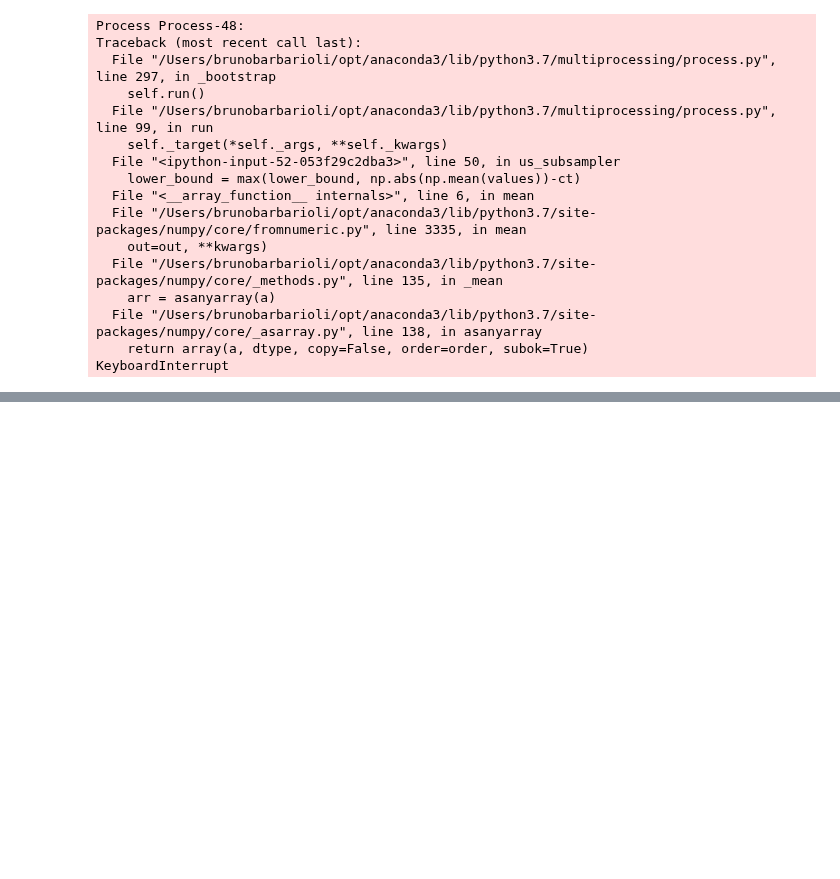
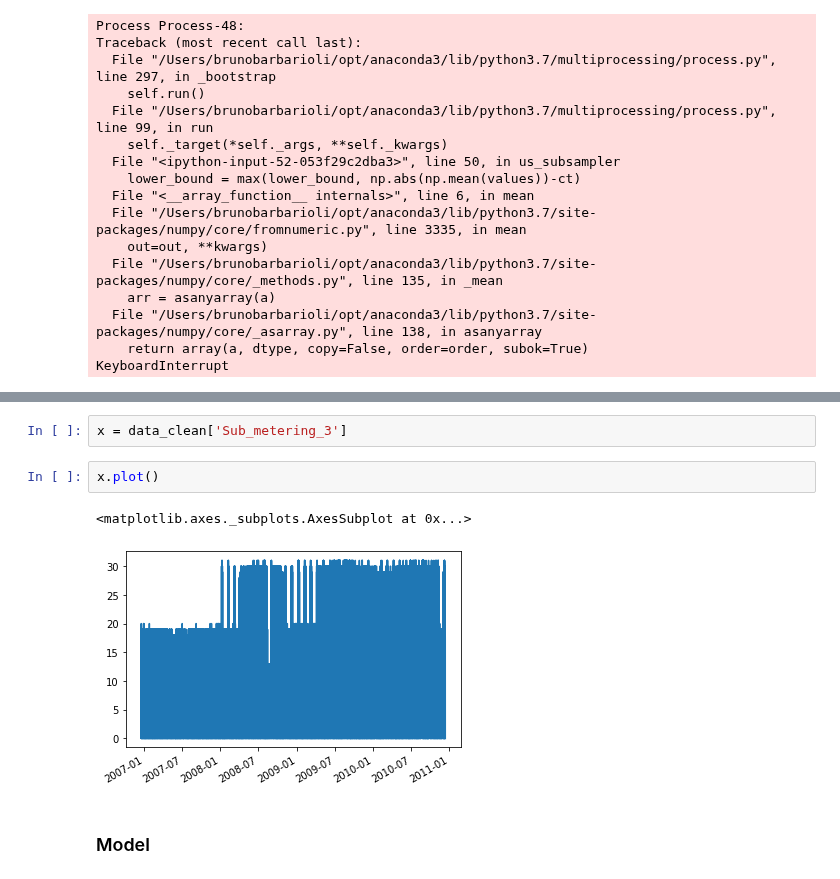
Before and after one commit to Barbarioli/OTSS, a Jupyter notebook: test.ipynb, the cells around one changed output, grey strips where cells are left out. Cells and saved outputs as stored; diff of their text form; blank space fills up the shorter version.

```diff
--- a/test.ipynb
+++ b/test.ipynb
@@ -725,0 +818,9 @@ KeyboardInterrupt
+# %%
+x = data_clean['Sub_metering_3']
+# %%
+x.plot()
+# %% [output]
+<matplotlib.axes._subplots.AxesSubplot at 0x...>
+[figure, added]
+# %% [markdown]
+### Model
```
Also changed, not shown: parts of 17 cells of this notebook.
